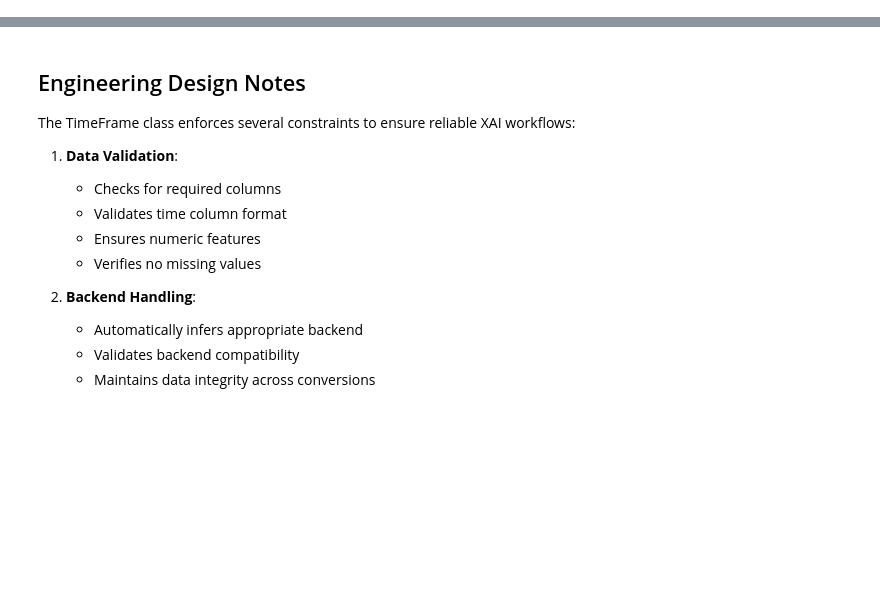
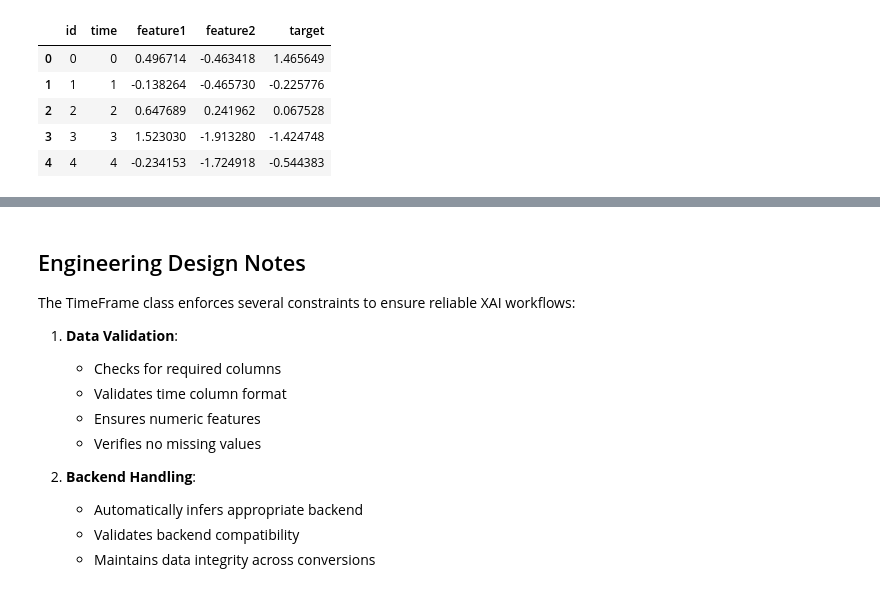
Before and after one commit to philip-ndikum/TemporalScope, a Jupyter notebook: tutorial_notebooks/introduction/1_load_data_timeframe.ipynb, the cells around one changed output, grey strips where cells are left out. Saved outputs shown, nothing was run; the diff lists cells and outputs as text; code cells hidden in the pictures; blank space fills up the shorter version.

```diff
--- a/tutorial_notebooks/introduction/1_load_data_timeframe.ipynb
+++ b/tutorial_notebooks/introduction/1_load_data_timeframe.ipynb
@@ -913,0 +1007,9 @@ Sort Order: Ascending
+# %%
+strict_modin_tf.df.head()
+# %% [output]
+|  | id | time | feature1 | feature2 | target |
+| 0 | 0 | 0 | 0.496714 | -0.463418 | 1.465649 |
+| 1 | 1 | 1 | -0.138264 | -0.465730 | -0.225776 |
+| 2 | 2 | 2 | 0.647689 | 0.241962 | 0.067528 |
+| 3 | 3 | 3 | 1.523030 | -1.913280 | -1.424748 |
+| 4 | 4 | 4 | -0.234153 | -1.724918 | -0.544383 |
```
Also changed, not shown: parts of 27 cells of this notebook, 7 other files.
